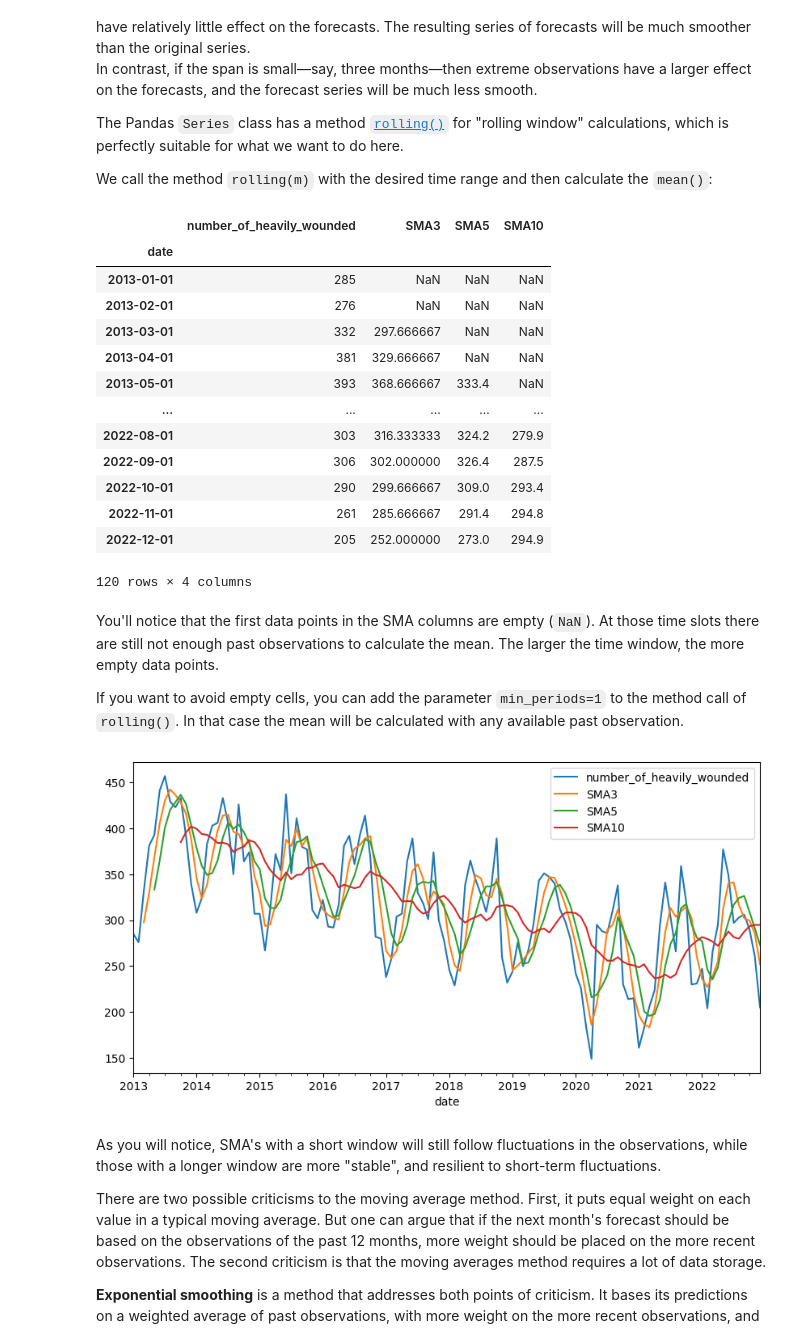
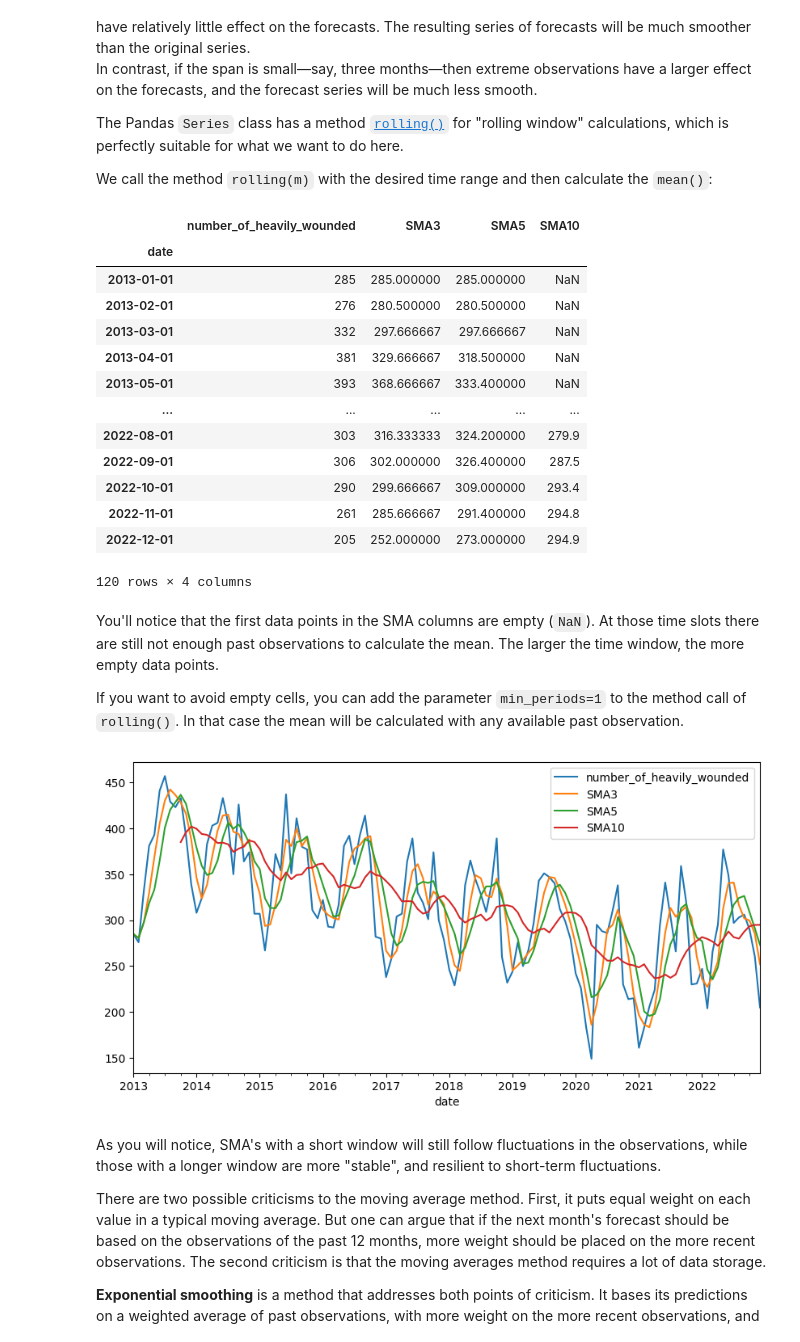
Before and after one commit to BrentVervaet/dsai-labs-bv, a Jupyter notebook: 7-time-series/7.01-time-series.ipynb, the cells around one changed output. Saved outputs shown, nothing was run; the diff lists cells and outputs as text; code cells hidden in the pictures.

```diff
--- a/7-time-series/7.01-time-series.ipynb
+++ b/7-time-series/7.01-time-series.ipynb
@@ -173,24 +200,24 @@ The Pandas `Series` class has a method [`rolling()`](https://pandas.pydata.org/d
 
 We call the method `rolling(m)` with the desired time range and then calculate the `mean()`:
 # %%
-wounded_data['SMA3'] = wounded_data['number_of_heavily_wounded'].rolling(3).mean()
-wounded_data['SMA5'] = wounded_data['number_of_heavily_wounded'].rolling(5).mean()
+wounded_data['SMA3'] = wounded_data['number_of_heavily_wounded'].rolling(3,min_periods=1).mean()
+wounded_data['SMA5'] = wounded_data['number_of_heavily_wounded'].rolling(5,min_periods=1).mean()
 wounded_data['SMA10'] = wounded_data['number_of_heavily_wounded'].rolling(10).mean()
 wounded_data
 # %% [output]
 |  | number_of_heavily_wounded | SMA3 | SMA5 | SMA10 |
 | date |  |  |  |  |
-| 2013-01-01 | 285 | NaN | NaN | NaN |
-| 2013-02-01 | 276 | NaN | NaN | NaN |
-| 2013-03-01 | 332 | 297.666667 | NaN | NaN |
-| 2013-04-01 | 381 | 329.666667 | NaN | NaN |
-| 2013-05-01 | 393 | 368.666667 | 333.4 | NaN |
+| 2013-01-01 | 285 | 285.000000 | 285.000000 | NaN |
+| 2013-02-01 | 276 | 280.500000 | 280.500000 | NaN |
+| 2013-03-01 | 332 | 297.666667 | 297.666667 | NaN |
+| 2013-04-01 | 381 | 329.666667 | 318.500000 | NaN |
+| 2013-05-01 | 393 | 368.666667 | 333.400000 | NaN |
 | ... | ... | ... | ... | ... |
-| 2022-08-01 | 303 | 316.333333 | 324.2 | 279.9 |
-| 2022-09-01 | 306 | 302.000000 | 326.4 | 287.5 |
-| 2022-10-01 | 290 | 299.666667 | 309.0 | 293.4 |
-| 2022-11-01 | 261 | 285.666667 | 291.4 | 294.8 |
-| 2022-12-01 | 205 | 252.000000 | 273.0 | 294.9 |
+| 2022-08-01 | 303 | 316.333333 | 324.200000 | 279.9 |
+| 2022-09-01 | 306 | 302.000000 | 326.400000 | 287.5 |
+| 2022-10-01 | 290 | 299.666667 | 309.000000 | 293.4 |
+| 2022-11-01 | 261 | 285.666667 | 291.400000 | 294.8 |
+| 2022-12-01 | 205 | 252.000000 | 273.000000 | 294.9 |
 120 rows × 4 columns
 # %% [markdown]
 You'll notice that the first data points in the SMA columns are empty (`NaN`). At those time slots there are still not enough past observations to calculate the mean. The larger the time window, the more empty data points.
@@ -201,7 +228,7 @@ wounded_data.plot(
     y=['number_of_heavily_wounded', 'SMA3',	'SMA5',	'SMA10'],
     figsize=[10,5]);
 # %% [output]
-[figure, old version]
+[figure, new version]
 # %% [markdown]
 As you will notice, SMA's with a short window will still follow fluctuations in the observations, while those with a longer window are more "stable", and resilient to short-term fluctuations.
 
```
Also changed, not shown: parts of 8 cells of this notebook.
